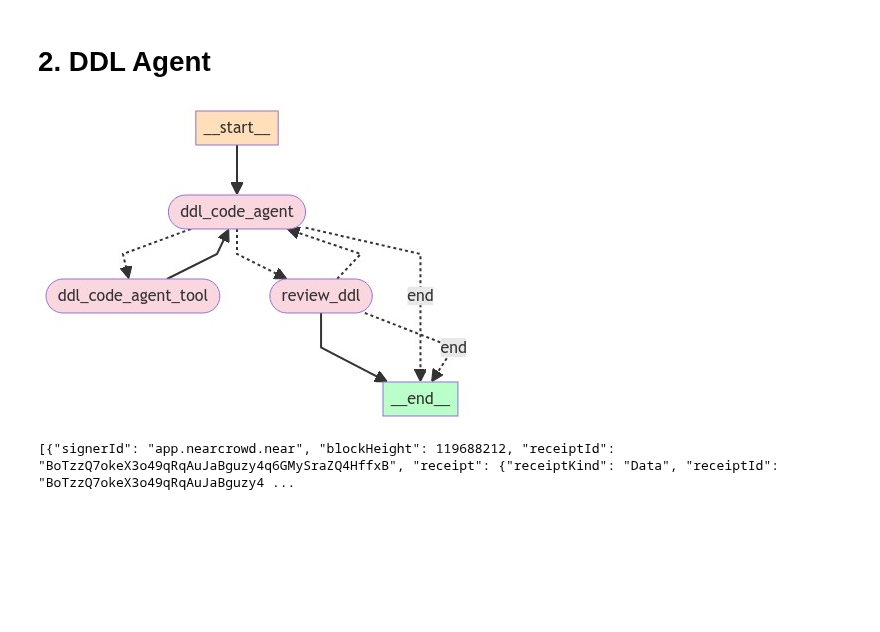
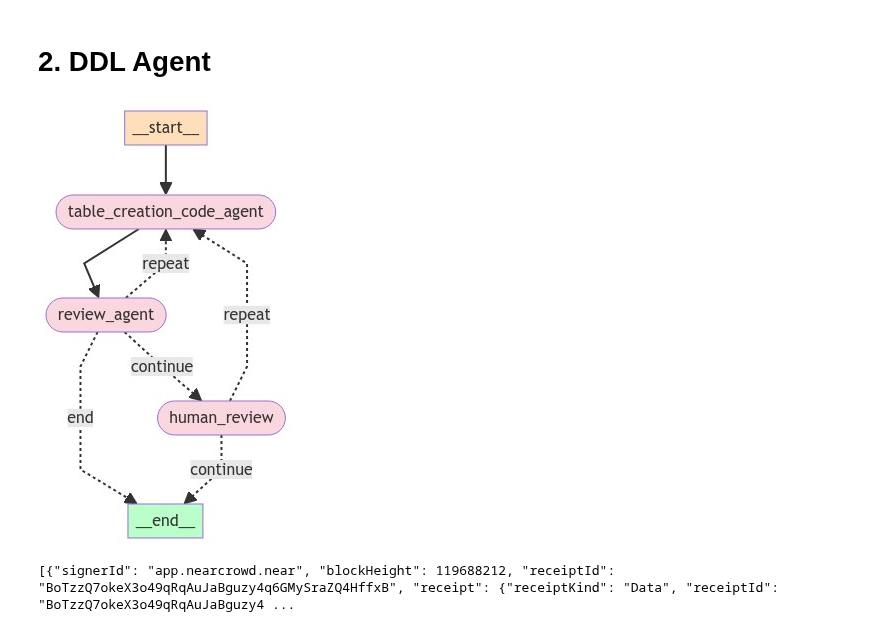
Before and after one commit to near/indexer-agent, a Jupyter notebook: SP_Agent_v1.ipynb, the cells around one changed output. Saved outputs shown, nothing was run; the diff lists cells and outputs as text; code cells hidden in the pictures; blank space fills up the shorter version.

```diff
--- a/SP_Agent_v1.ipynb
+++ b/SP_Agent_v1.ipynb
@@ -64,7 +63,10 @@ display(Image(app.get_graph(xray=True).draw_mermaid_png()))
 # %%
-# ddl_code = result['ddl_code']
-# js_code = result['js_code']
-# dml_code = result['dml_code']
-# indexer_logic = result['indexer_logic'].replace("\\n","\n")
-# print(f'SQL DDL: {ddl_code}')
-# print(f'Indexer Logic: {indexer_logic}')
+## RUN MASTER APP
+# result = app.invoke(inputs)
+
+table_creation_code = result['table_creation_code'].replace("\\n","\n")
+extract_block_data_code = result['extract_block_data_code'].replace("\\n","\n")
+data_upsertion_code = result['data_upsertion_code'].replace("\\n","\n")
+indexer_logic = result['indexer_logic'].replace("\\n","\n")
+print(f'SQL DDL: {table_creation_code}')
+print(f'Indexer Logic: {indexer_logic}')
@@ -243,76 +229,63 @@ display(Image(be_app.get_graph(xray=True).draw_mermaid_png()))
 # %% [markdown]
 # 2. DDL Agent
 # %%
-def ddl_code_agent_router(state):
-    ddl_code = state.ddl_code
+def table_creation_code_agent_router(state):
+    table_creation_code = state.table_creation_code
     iterations = state.iterations
     last_message = state.messages[-1]
     if hasattr(last_message, 'additional_kwargs'):
         if "tool_calls" in last_message.additional_kwargs:
-            return "ddl_code_agent_tool"
+            return "table_creation_code_agent_tool"
         else:
             return "review_ddl"
     elif iterations > 3:
         return "end"
-    elif ddl_code == "":
-        return "ddl_code_agent"
+    elif table_creation_code == "":
+        return "table_creation_code_agent"
     else:
         return "end"
-
-def ddl_review_continue(state):
-    should_continue = state.should_continue
-    iterations = state.iterations
-    if should_continue == True:
-        return "end"
-    elif iterations > 3:
-        return "end"
-    else:
-        return "ddl_code_agent"
 
 ## Create DDL Graph
 from langgraph.graph import END, StateGraph
 
 workflow = StateGraph(GraphState)
 
 ## Define the Agent nodes
-workflow.add_node("ddl_code_agent", ddl_code_agent.call_model)
-
-## Tool Nodes
-workflow.add_node("ddl_code_agent_tool",ddl_code_agent.call_tool)
+workflow.add_node("table_creation_code_agent", table_creation_code_agent.call_model)
+workflow.add_node("review_agent", review_agent.call_model)
 
 ## Human Review
-workflow.add_node("review_ddl",ddl_code_agent.human_review)
+workflow.add_node("human_review",review_agent.human_review)
 
 ## Add Edges
-workflow.set_entry_point("ddl_code_agent")
-workflow.add_edge("ddl_code_agent_tool", "ddl_code_agent")
-workflow.add_edge("review_ddl", END)
+workflow.set_entry_point("table_creation_code_agent")
+workflow.add_edge("table_creation_code_agent", "review_agent")
 
 # Add Conditional Edges
-# Check if tools need to be run
+# Review code
 workflow.add_conditional_edges(
-    "ddl_code_agent",
-    ddl_code_agent_router,
+    "review_agent",
+    code_review_router,
     {
-        "ddl_code_agent_tool":"ddl_code_agent_tool",
-        "review_ddl":"review_ddl",
-        "end": END,
+        "continue":"human_review",
+        "repeat": "table_creation_code_agent",
+        "end": END
     }
 )
 # Check if review passed
 workflow.add_conditional_edges(
-    "review_ddl",
-    ddl_review_continue,
+    "human_review",
+    human_review_router,
     {
-        "ddl_code_agent":"ddl_code_agent",
-        "end": END,
+        "continue":END,
+        "repeat": "table_creation_code_agent",
     }
 )
 
 ddl_app = workflow.compile()
 
 display(Image(ddl_app.get_graph(xray=True).draw_mermaid_png()))
 # %% [output]
-[figure, old version]
+[figure, new version]
 # %%
 from tools.JavaScriptRunner import run_js_on_block_only_schema, run_js_on_block
```
Also changed, not shown: parts of 25 cells of this notebook, 7 other files.
